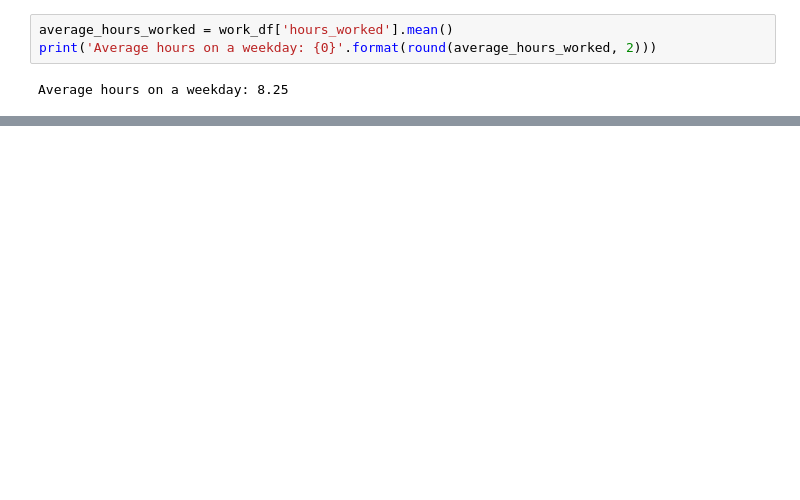
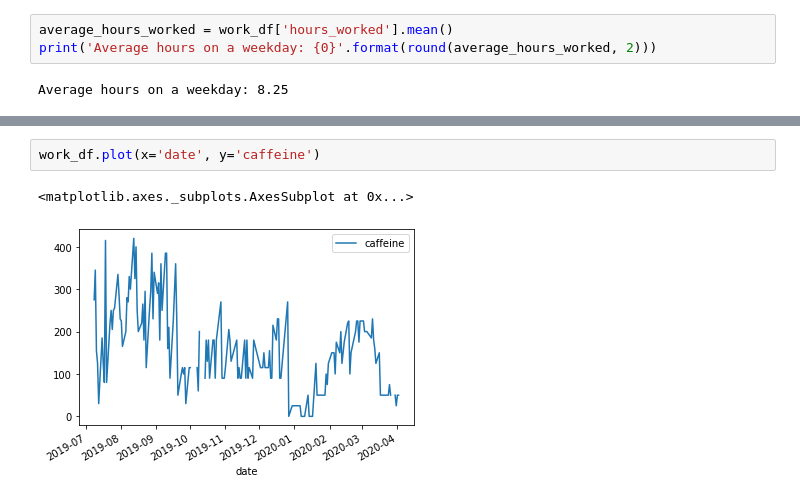
Before and after one commit to GraysonRicketts/Personal-Metrics, a Jupyter notebook: metrics-analysis/work-metrics-July-2019-April-2020.ipynb, the cells around one changed output, grey strips where cells are left out. Saved outputs shown, nothing was run; the diff lists cells and outputs as text; blank space fills up the shorter version.

```diff
--- a/metrics-analysis/work-metrics-July-2019-April-2020.ipynb
+++ b/metrics-analysis/work-metrics-July-2019-April-2020.ipynb
@@ -179,0 +193,5 @@ corr.style.background_gradient(cmap='coolwarm').set_precision(2)
+# %%
+work_df.plot(x='date', y='caffeine')
+# %% [output]
+<matplotlib.axes._subplots.AxesSubplot at 0x...>
+[figure, added]
```
Also changed, not shown: parts of 19 cells of this notebook, 1 other file.
